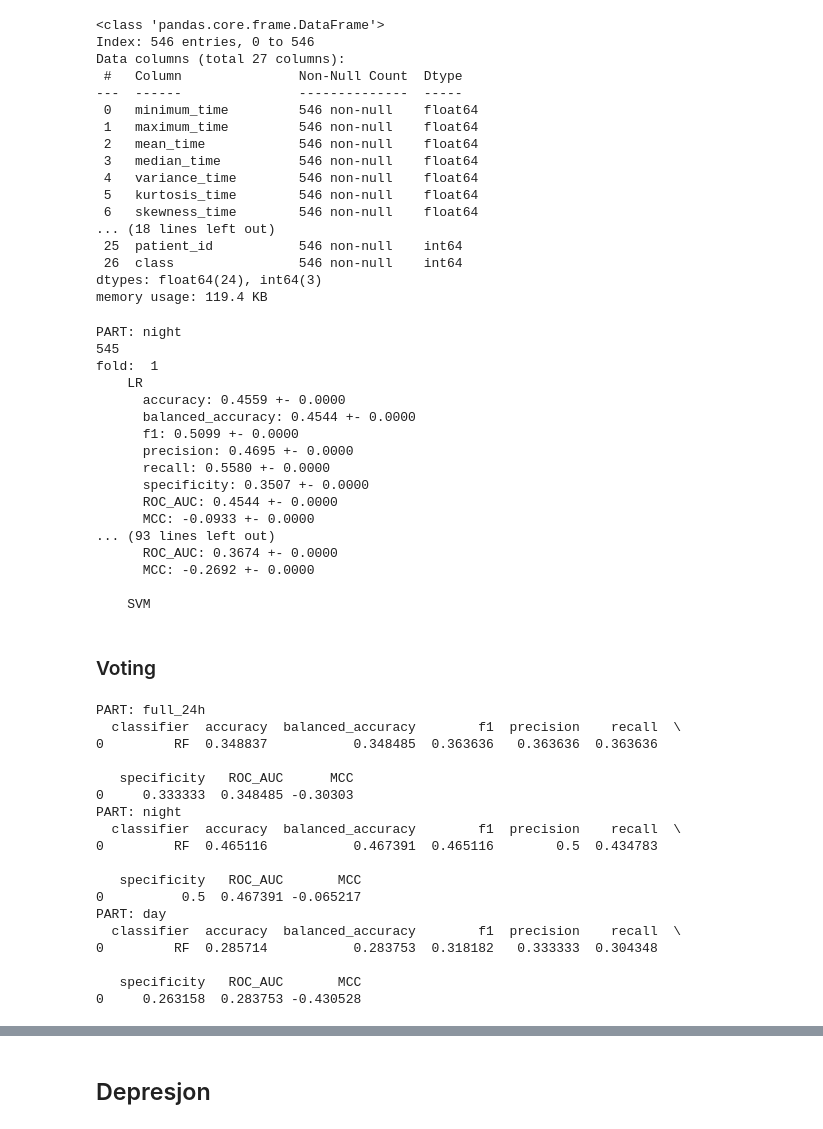
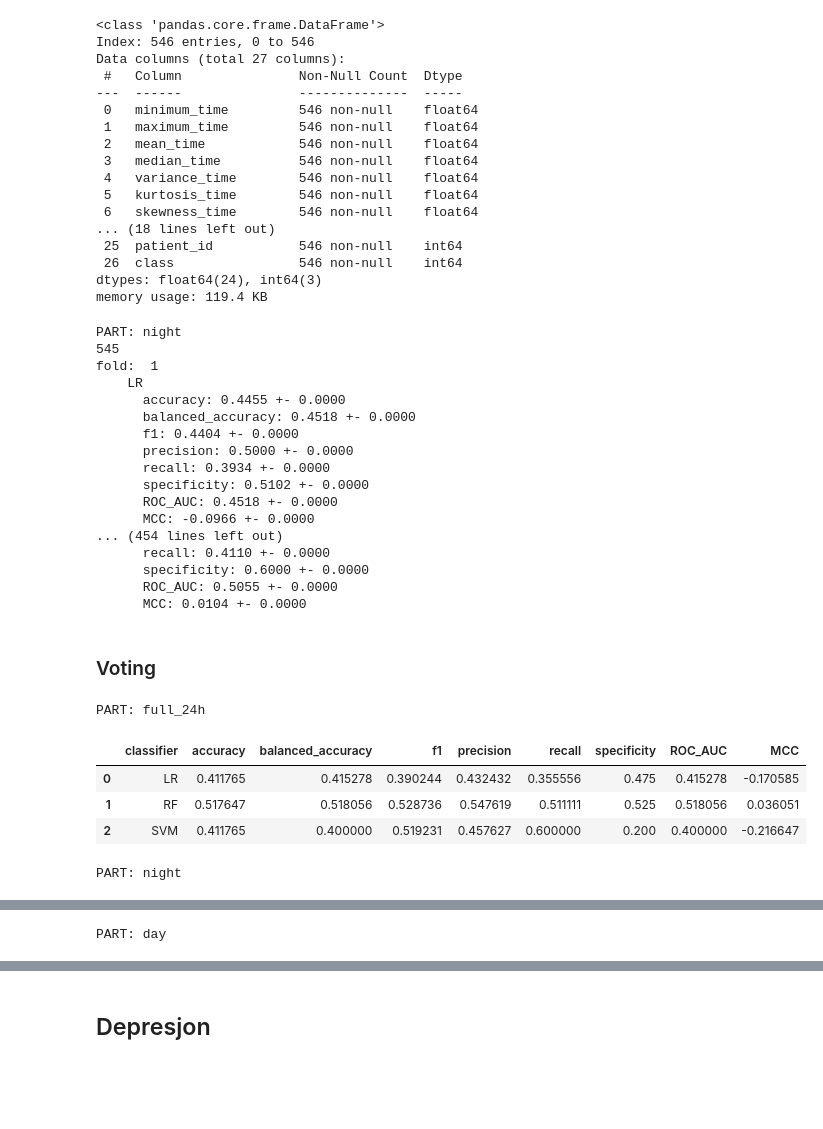
Before and after one commit to tunczyk101/Mental-Disorder-TS, a Jupyter notebook: 1_manual_feature_engineering_MIL.ipynb, the cells around one changed output, grey strips where cells are left out. Saved outputs shown, nothing was run; the diff lists cells and outputs as text; code cells hidden in the pictures; blank space fills up the shorter version.

```diff
--- a/1_manual_feature_engineering_MIL.ipynb
+++ b/1_manual_feature_engineering_MIL.ipynb
@@ -480,7 +480,7 @@ results_directory = os.path.join(".", MAIN_RESULTS_DIR, DAY_WINDOWS_DIR, "hypera
 predictions_directory = os.path.join('.', MAIN_RESULTS_DIR, DAY_WINDOWS_DIR, "hyperactiv", "predictions")
 os.makedirs(results_directory, exist_ok=True)
 os.makedirs(predictions_directory, exist_ok=True)
-predictions = pd.DataFrame(columns=['fold', 'classifier', 'predicted_class', 'actual_class', 'patient_id'])
+# predictions = pd.DataFrame(columns=['fold', 'classifier', 'predicted_class', 'actual_class', 'patient_id'])
 
 for part in ["night", "full_24h", "day"]:
     print(f"PART: {part}")
@@ -488,7 +488,7 @@ for part in ["night", "full_24h", "day"]:
     y = datasets[part]['class']
     print(len(X))
     info = X.iloc[:, -3:]
-    group_kfold = GroupKFold(n_splits=2)
+    group_kfold = GroupKFold(n_splits=5)
     fold_num = 0
     all_predictions = pd.DataFrame()
 
@@ -514,7 +514,7 @@ for part in ["night", "full_24h", "day"]:
                 scoring="accuracy",
                 n_jobs=-1,
                 refit=True,
-                cv=list(GroupKFold(n_splits=3).split(X_train, y_train, info.iloc[train_idx]["patient_id"]))
+                cv=list(GroupKFold(n_splits=5).split(X_train, y_train, info.iloc[train_idx]["patient_id"]))
             )
             model.fit(X_train, y_train)
             y_pred = model.predict(X_test)
@@ -560,19 +560,19 @@ PART: night
 545
 fold:  1
     LR
-      accuracy: 0.4559 +- 0.0000
-      balanced_accuracy: 0.4544 +- 0.0000
-      f1: 0.5099 +- 0.0000
-      precision: 0.4695 +- 0.0000
-      recall: 0.5580 +- 0.0000
-      specificity: 0.3507 +- 0.0000
-      ROC_AUC: 0.4544 +- 0.0000
-      MCC: -0.0933 +- 0.0000
-... (93 lines left out)
-      ROC_AUC: 0.3674 +- 0.0000
-      MCC: -0.2692 +- 0.0000
-
-    SVM
+      accuracy: 0.4455 +- 0.0000
+      balanced_accuracy: 0.4518 +- 0.0000
+      f1: 0.4404 +- 0.0000
+      precision: 0.5000 +- 0.0000
+      recall: 0.3934 +- 0.0000
+      specificity: 0.5102 +- 0.0000
+      ROC_AUC: 0.4518 +- 0.0000
+      MCC: -0.0966 +- 0.0000
+... (454 lines left out)
+      recall: 0.4110 +- 0.0000
+      specificity: 0.6000 +- 0.0000
+      ROC_AUC: 0.5055 +- 0.0000
+      MCC: 0.0104 +- 0.0000
 # %% [markdown]
 ### Voting
 # %%
@@ -590,48 +590,36 @@ for part in ["full_24h", "night", "day"]:
     )
 
     final_results = pd.merge(
         most_common_class,
         predictions[['patient_id', 'actual_class']].drop_duplicates(),
         on='patient_id'
     )
 
     #print(final_results)
 
     final_results.to_csv(
         os.path.join(predictions_directory, f"final_predictions_{part}.csv"),
         index=False
     )
 
     voting_metrics = (
     final_results.groupby('classifier')
     .apply(lambda group: pd.Series(
         calculate_metrics_from_df(group['actual_class'], group['final_predicted_class'])
     ))
     .reset_index()
     )
 
-    print(voting_metrics)
+    display(voting_metrics)
 
     voting_metrics.to_csv(
     os.path.join(predictions_directory, f"voting_scores_{part}.csv"),
     index=False
     )
 # %% [output]
 PART: full_24h
-  classifier  accuracy  balanced_accuracy        f1  precision    recall  \
-0         RF  0.348837           0.348485  0.363636   0.363636  0.363636
-
-   specificity   ROC_AUC      MCC
-0     0.333333  0.348485 -0.30303
-PART: night
-  classifier  accuracy  balanced_accuracy        f1  precision    recall  \
-0         RF  0.465116           0.467391  0.465116        0.5  0.434783
-
-   specificity   ROC_AUC       MCC
-0          0.5  0.467391 -0.065217
-PART: day
-  classifier  accuracy  balanced_accuracy        f1  precision    recall  \
-0         RF  0.285714           0.283753  0.318182   0.333333  0.304348
-
-   specificity   ROC_AUC       MCC
-0     0.263158  0.283753 -0.430528
+|  | classifier | accuracy | balanced_accuracy | f1 | precision | recall | specificity | ROC_AUC | MCC |
+| 0 | LR | 0.411765 | 0.415278 | 0.390244 | 0.432432 | 0.355556 | 0.475 | 0.415278 | -0.170585 |
+| 1 | RF | 0.517647 | 0.518056 | 0.528736 | 0.547619 | 0.511111 | 0.525 | 0.518056 | 0.036051 |
+| 2 | SVM | 0.411765 | 0.400000 | 0.519231 | 0.457627 | 0.600000 | 0.200 | 0.400000 | -0.216647 |
+PART: night
@@ -637,0 +630 @@ PART: day
+PART: day
```
Also changed, not shown: parts of 9 cells of this notebook, 25 other files.
